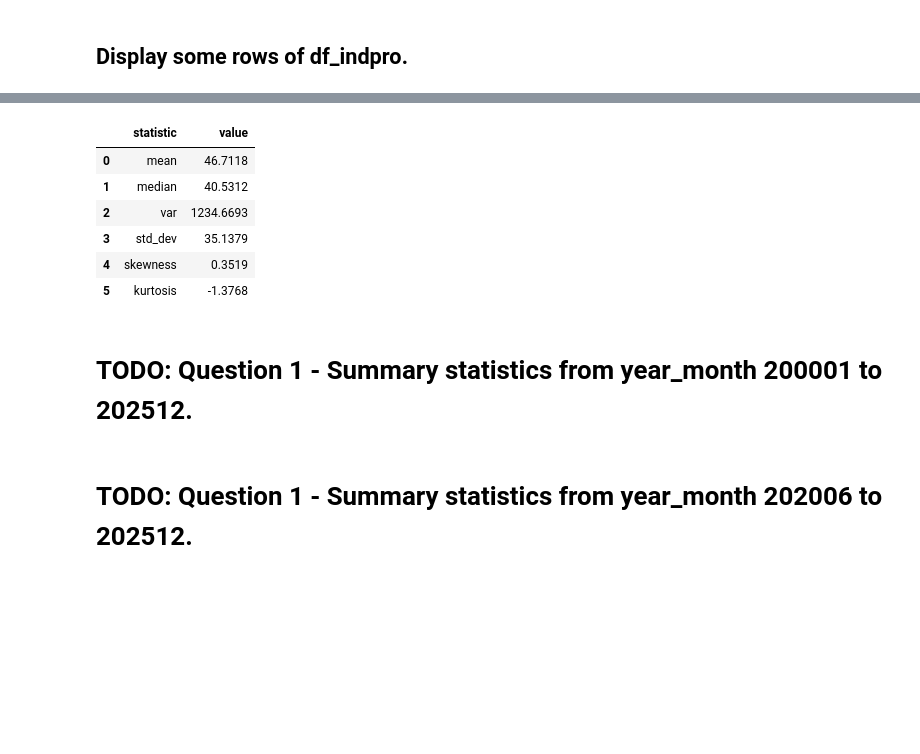
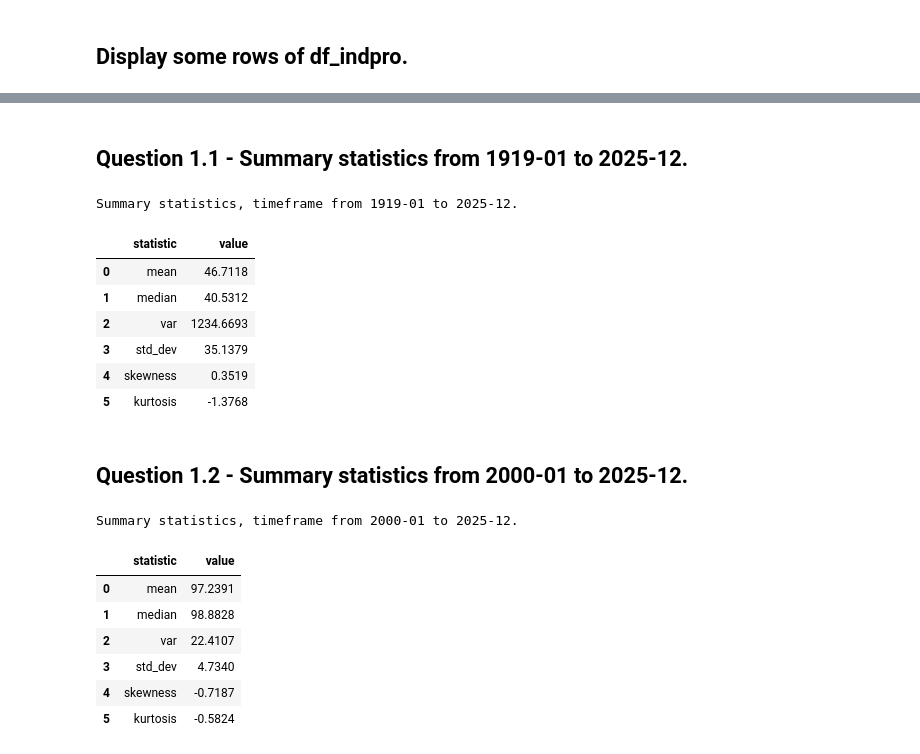
Before and after one commit to Vazquez-Michael-V/570_homework, a Jupyter notebook: assignment_1/assignment_1.ipynb, the cells around one changed output, grey strips where cells are left out. Drawn from its saved outputs; the diff is of its cells as text; code cells hidden in the pictures; blank space fills up the shorter version.

```diff
--- a/assignment_1/assignment_1.ipynb
+++ b/assignment_1/assignment_1.ipynb
@@ -113,0 +144,28 @@ display(df_indpro.sample(n=10))
+# %%
+# Let's organize variables in a dictionary to avoid confusion.
+# tf for timeframe.
+
+# Timeframe containing all dates in the downloaded INDPRO data.
+tf_all_dict = {'df': df_indpro}
+tf_all_dict = tf_all_dict | summary_statistics(tf_all_dict['df'], 'indpro', 'observation_date')
+assert tf_all_dict['min_date'] == pd.Timestamp(1919, 1, 1), "Minimum date of all timeframe data is not 1919-01-01."
+assert tf_all_dict['max_date'] == pd.Timestamp(2025, 12, 1), "Maximum date of all timeframe data is not 2025-12-01."
+
+
+# Timeframe from 2000-01 to present.
+tf_00s_dict = {'df': df_indpro.loc[(df_indpro['observation_date'].between('2000-01-01', '2025-12-31')), :].copy()}
+tf_00s_dict = tf_00s_dict | summary_statistics(tf_00s_dict['df'], 'indpro', 'observation_date')
+assert tf_00s_dict['min_date'] == pd.Timestamp(2000, 1, 1), "Minimum date of the 00s data is not 2000-01-01."
+assert tf_00s_dict['max_date'] == pd.Timestamp(2025, 12, 1), "Maximum date of the 00s data is not 2025-12-01."
+
+
+# Timeframe from 2020-06 to present.
+tf_20s_dict = {'df': df_indpro.loc[(df_indpro['observation_date'].between('2020-06-01', '2025-12-31')), :].copy()}
+tf_20s_dict = tf_20s_dict | summary_statistics(tf_20s_dict['df'], 'indpro', 'observation_date')
+assert tf_20s_dict['min_date'] == pd.Timestamp(2020, 6, 1), "Minimum date of the 20s data is not 2020-06-01."
+assert tf_20s_dict['max_date'] == pd.Timestamp(2025, 12, 1), "Maximum date of the 20s data is not 2025-12-01."
+
+
+display(tf_all_dict['df']['observation_date'].describe())
+display(tf_00s_dict['df']['observation_date'].describe())
+display(tf_20s_dict['df']['observation_date'].describe())
@@ -131,23 +199,10 @@ Name: observation_date, dtype: object
+# %% [markdown]
+## Question 1.1 - Summary statistics from 1919-01 to 2025-12.
 # %%
-# Could start with df_indpro['indpro'].describe(), but count, 25%, and 75% aren't of interest for this question, and
-# describe() doesn't include some stats required by the question.
-
-df_indpro_stats = pd.DataFrame(
-    data={
-        'mean': [df_indpro['indpro'].mean()],
-        'median': [df_indpro['indpro'].median()],
-        'var': [df_indpro['indpro'].var()],
-        'std_dev': [df_indpro['indpro'].std()],
-        'skewness': [df_indpro['indpro'].skew()],
-        'kurtosis': [df_indpro['indpro'].kurtosis()]
-        }
-    ).T\
-    .reset_index(names='statistic')\
-    .rename(columns={0: 'value'}, errors='raise')\
-    .round(4)
-
-display(df_indpro_stats)
+print(f"Summary statistics, timeframe from {tf_all_dict['min_date'].strftime('%Y-%m')} to {tf_all_dict['max_date'].strftime('%Y-%m')}.")
+display(tf_all_dict['df_summary_stats'])
 # %% [output]
+Summary statistics, timeframe from 1919-01 to 2025-12.
 |  | statistic | value |
 | 0 | mean | 46.7118 |
 | 1 | median | 40.5312 |
@@ -155,7 +210,17 @@ display(df_indpro_stats)
 | 3 | std_dev | 35.1379 |
 | 4 | skewness | 0.3519 |
 | 5 | kurtosis | -1.3768 |
-# %% [markdown]
-# TODO: Question 1 - Summary statistics from year_month 200001 to 202512.
-# %% [markdown]
-# TODO: Question 1 - Summary statistics from year_month 202006 to 202512.
+# %% [markdown]
+## Question 1.2 - Summary statistics from 2000-01 to 2025-12.
+# %%
+print(f"Summary statistics, timeframe from {tf_00s_dict['min_date'].strftime('%Y-%m')} to {tf_00s_dict['max_date'].strftime('%Y-%m')}.")
+display(tf_00s_dict['df_summary_stats'])
+# %% [output]
+Summary statistics, timeframe from 2000-01 to 2025-12.
+|  | statistic | value |
+| 0 | mean | 97.2391 |
+| 1 | median | 98.8828 |
+| 2 | var | 22.4107 |
+| 3 | std_dev | 4.7340 |
+| 4 | skewness | -0.7187 |
+| 5 | kurtosis | -0.5824 |
```
Also changed, not shown: parts of 19 cells of this notebook.
